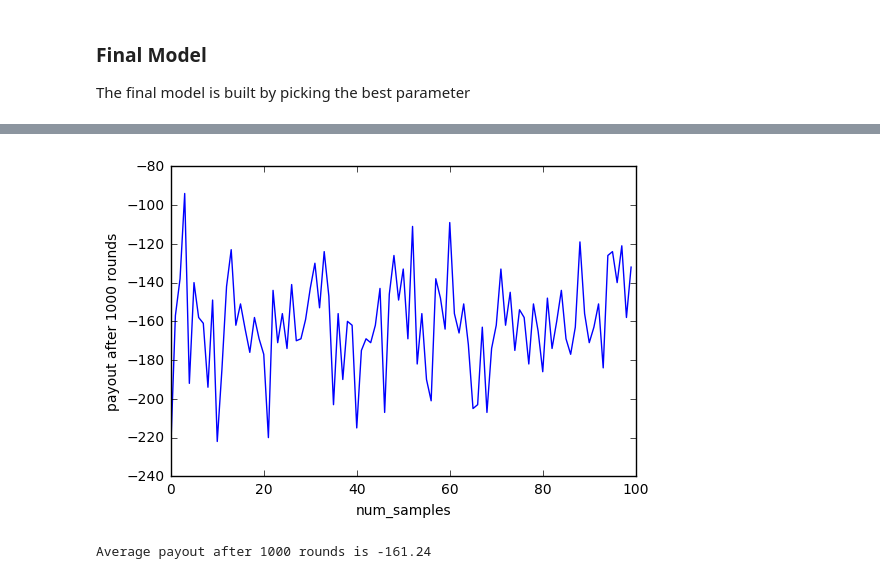
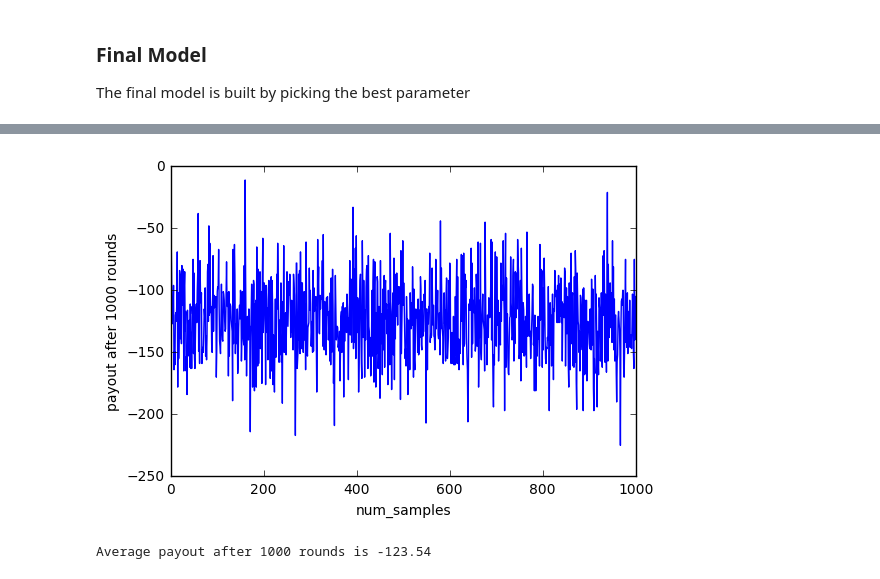
Before and after one commit to Pradhyo/blackjack, a Jupyter notebook: blackjack.ipynb, the cells around one changed output, grey strips where cells are left out. Drawn from its saved outputs; the diff is of its cells as text; code cells hidden in the pictures.

```diff
--- a/blackjack.ipynb
+++ b/blackjack.ipynb
@@ -9,7 +9,7 @@ import matplotlib.pyplot as plt
 env.reset()
 
 num_rounds = 1000
-num_samples = 100
+num_samples = 1000
 
 average_payouts = []
 
@@ -118,7 +118,7 @@ class Agent():
 
     def update_parameters(self):
         """
-        Update epsilon and alpha before each episode
+        Update epsilon and alpha after each action
         Set them to 0 if not learning
         """
         if self.num_episodes_to_train_left > 0.7 * self.num_episodes_to_train:
@@ -193,7 +193,7 @@ from gym import wrappers
 env = gym.make('Blackjack-v0')
 
 num_rounds = 1000
-num_samples = 5
+num_samples = 50
 
 
 num_episodes_values = range(200, 2200, 200)
@@ -286,15 +286,16 @@ Average payout after 800 rounds is -225.0
 
 The final model is built by picking the best parameter
 # %%
+import gym
 env = gym.make('Blackjack-v0')
 # env = wrappers.Monitor(env, './logs/blackjack-Q', False, True)
 import matplotlib.pyplot as plt
 
 total_payout = 0
-agent = Agent(env=env, epsilon=1.0, alpha=0.8, gamma=0.9, num_episodes_to_train=800)
+agent = Agent(env=env, epsilon=1.0, alpha=0.5, gamma=0.2, num_episodes_to_train=800)
 
 num_rounds = 1000
-num_samples = 100
+num_samples = 1000
 
 average_payouts = []
 
@@ -325,2 +326,2 @@ print ("Average payout after {} rounds is {}".format(num_rounds, sum(average_pay
-[figure, old version]
+[figure, new version]
-Average payout after 1000 rounds is -161.24
+Average payout after 1000 rounds is -123.54
```
Also changed, not shown: parts of 3 cells of this notebook.
